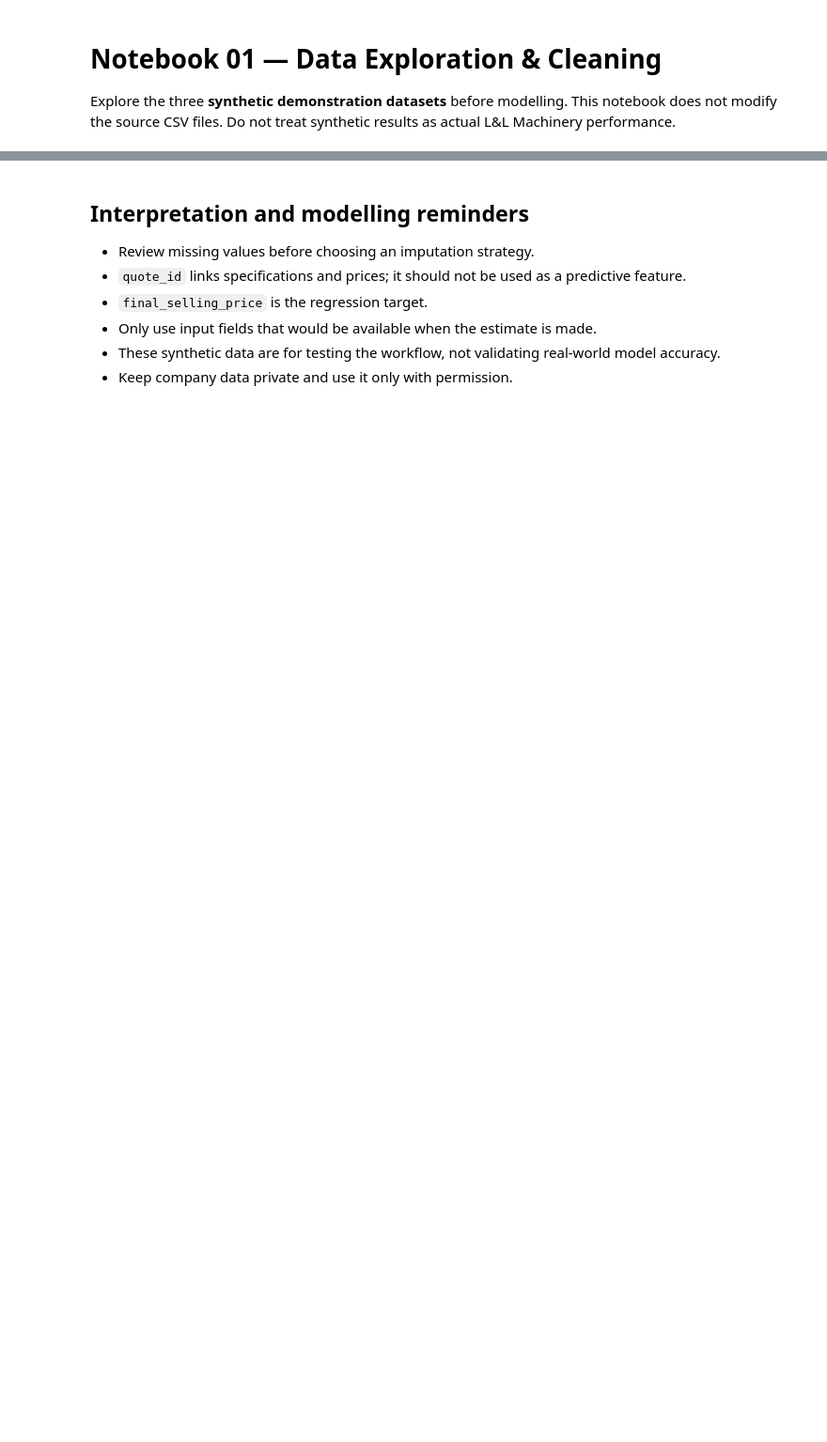
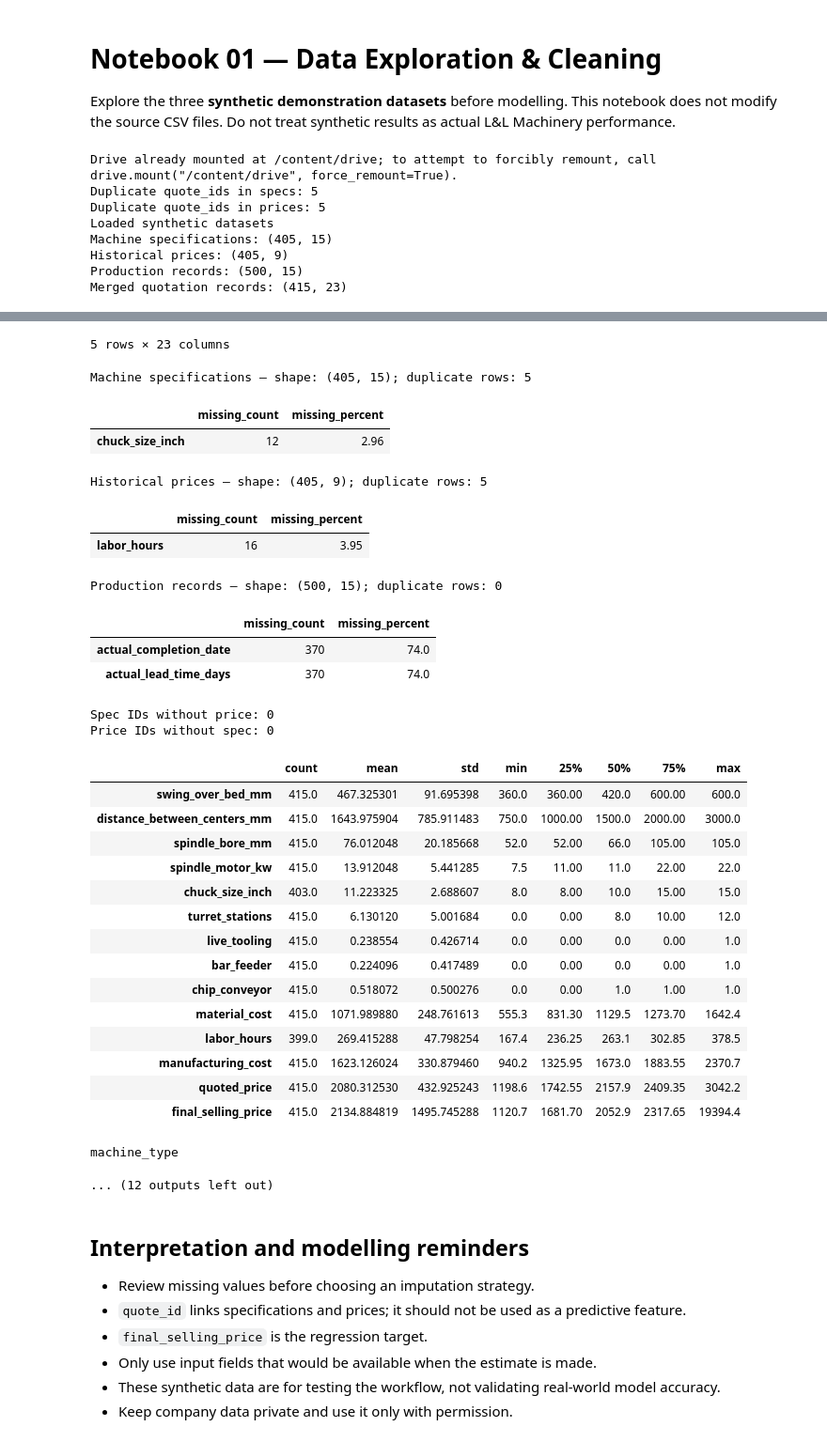
Before and after one commit to JadoHR/ll-machinery-ai, a Jupyter notebook: 02_Notebooks/01_data_exploration.ipynb, the cells around one changed output, grey strips where cells are left out. Shown at 94% size. Drawn from its saved outputs; the diff is of its cells as text; code cells hidden in the pictures; blank space fills up the shorter version.

```diff
--- a/02_Notebooks/01_data_exploration.ipynb
+++ b/02_Notebooks/01_data_exploration.ipynb
@@ -13,7 +13,7 @@ import seaborn as sns
 try:
     from google.colab import drive
     drive.mount('/content/drive')
-    candidates = [Path('/content/drive/MyDrive/LL JADO/LL_MACHINERY_AI_PROJECT'), Path('/content/drive/MyDrive/LL_MACHINERY_AI_PROJECT')]
+    candidates = [Path('/content/drive/MyDrive/LL_MACHINERY_AI_PROJECT'), Path('/content/drive/MyDrive/LL_MACHINERY_AI_PROJECT')]
     PROJECT_ROOT = next((p for p in candidates if p.is_dir()), candidates[0])
 except ImportError:
     PROJECT_ROOT = Path.cwd().parent
@@ -28,7 +28,13 @@ sns.set_theme(style='whitegrid')
 specs = pd.read_csv(DATA_DIR / 'SIMULATED_machine_specifications.csv')
 prices = pd.read_csv(DATA_DIR / 'SIMULATED_historical_prices.csv', parse_dates=['quote_date'])
 production = pd.read_csv(DATA_DIR / 'SIMULATED_production_records.csv', parse_dates=['order_date', 'planned_completion_date', 'actual_completion_date', 'snapshot_date'])
-quotes = specs.merge(prices, on='quote_id', how='inner', validate='one_to_one')
+
+# Diagnose duplicate merge keys
+print('Duplicate quote_ids in specs:', specs.quote_id.duplicated().sum())
+print('Duplicate quote_ids in prices:', prices.quote_id.duplicated().sum())
+
+# Merge without strict one_to_one validation to avoid crashes
+quotes = specs.merge(prices, on='quote_id', how='inner')
 
 print('Loaded synthetic datasets')
 print('Machine specifications:', specs.shape)
@@ -39,7 +45,7 @@ display(quotes.head())
 
 # Missing values and duplicate rows
 def quality_report(df, name):
-    print(f'\\n{name} — shape: {df.shape}; duplicate rows: {df.duplicated().sum()}')
+    print(f'\n{name} — shape: {df.shape}; duplicate rows: {df.duplicated().sum()}')
     missing = pd.DataFrame({'missing_count': df.isna().sum(), 'missing_percent': (df.isna().mean()*100).round(2)})
     display(missing[missing.missing_count > 0].sort_values('missing_percent', ascending=False))
 
@@ -55,7 +61,7 @@ print('Price IDs without spec:', len(set(prices.quote_id) - set(specs.quote_id))
 display(quotes.select_dtypes(include=np.number).describe().T)
 for col in ['machine_type', 'model_series', 'controller', 'tailstock_type']:
     if col in quotes.columns:
-        print(f'\\n{col}')
+        print(f'\n{col}')
         display(quotes[col].value_counts(dropna=False).to_frame('count'))
 print('Production status counts:')
 display(production.production_status.value_counts(dropna=False).to_frame('count'))
@@ -84,3 +90,12 @@ plt.show()
 
 print('Exploration complete. Original CSV files were not changed.')
 print('Reminder: quote_id is an identifier, not a model feature; final_selling_price is the price prediction target.')
+# %% [output]
+Drive already mounted at /content/drive; to attempt to forcibly remount, call drive.mount("/content/drive", force_remount=True).
+Duplicate quote_ids in specs: 5
+Duplicate quote_ids in prices: 5
+Loaded synthetic datasets
+Machine specifications: (405, 15)
+Historical prices: (405, 9)
+Production records: (500, 15)
+Merged quotation records: (415, 23)
@@ -87,3 +108,33 @@ print('Reminder: quote_id is an identifier, not a model feature; final_selling_p
+5 rows × 23 columns
+Machine specifications — shape: (405, 15); duplicate rows: 5
+|  | missing_count | missing_percent |
+| chuck_size_inch | 12 | 2.96 |
+Historical prices — shape: (405, 9); duplicate rows: 5
+|  | missing_count | missing_percent |
+| labor_hours | 16 | 3.95 |
+Production records — shape: (500, 15); duplicate rows: 0
+|  | missing_count | missing_percent |
+| actual_completion_date | 370 | 74.0 |
+| actual_lead_time_days | 370 | 74.0 |
+Spec IDs without price: 0
+Price IDs without spec: 0
+|  | count | mean | std | min | 25% | 50% | 75% | max |
+| swing_over_bed_mm | 415.0 | 467.325301 | 91.695398 | 360.0 | 360.00 | 420.0 | 600.00 | 600.0 |
+| distance_between_centers_mm | 415.0 | 1643.975904 | 785.911483 | 750.0 | 1000.00 | 1500.0 | 2000.00 | 3000.0 |
+| spindle_bore_mm | 415.0 | 76.012048 | 20.185668 | 52.0 | 52.00 | 66.0 | 105.00 | 105.0 |
+| spindle_motor_kw | 415.0 | 13.912048 | 5.441285 | 7.5 | 11.00 | 11.0 | 22.00 | 22.0 |
+| chuck_size_inch | 403.0 | 11.223325 | 2.688607 | 8.0 | 8.00 | 10.0 | 15.00 | 15.0 |
+| turret_stations | 415.0 | 6.130120 | 5.001684 | 0.0 | 0.00 | 8.0 | 10.00 | 12.0 |
+| live_tooling | 415.0 | 0.238554 | 0.426714 | 0.0 | 0.00 | 0.0 | 0.00 | 1.0 |
+| bar_feeder | 415.0 | 0.224096 | 0.417489 | 0.0 | 0.00 | 0.0 | 0.00 | 1.0 |
+| chip_conveyor | 415.0 | 0.518072 | 0.500276 | 0.0 | 0.00 | 1.0 | 1.00 | 1.0 |
+| material_cost | 415.0 | 1071.989880 | 248.761613 | 555.3 | 831.30 | 1129.5 | 1273.70 | 1642.4 |
+| labor_hours | 399.0 | 269.415288 | 47.798254 | 167.4 | 236.25 | 263.1 | 302.85 | 378.5 |
+| manufacturing_cost | 415.0 | 1623.126024 | 330.879460 | 940.2 | 1325.95 | 1673.0 | 1883.55 | 2370.7 |
+| quoted_price | 415.0 | 2080.312530 | 432.925243 | 1198.6 | 1742.55 | 2157.9 | 2409.35 | 3042.2 |
+| final_selling_price | 415.0 | 2134.884819 | 1495.745288 | 1120.7 | 1681.70 | 2052.9 | 2317.65 | 19394.4 |
+machine_type
+... (12 outputs left out)
 # %% [markdown]
 ## Interpretation and modelling reminders
 
```
Also changed, not shown: parts of 1 cell of this notebook.
